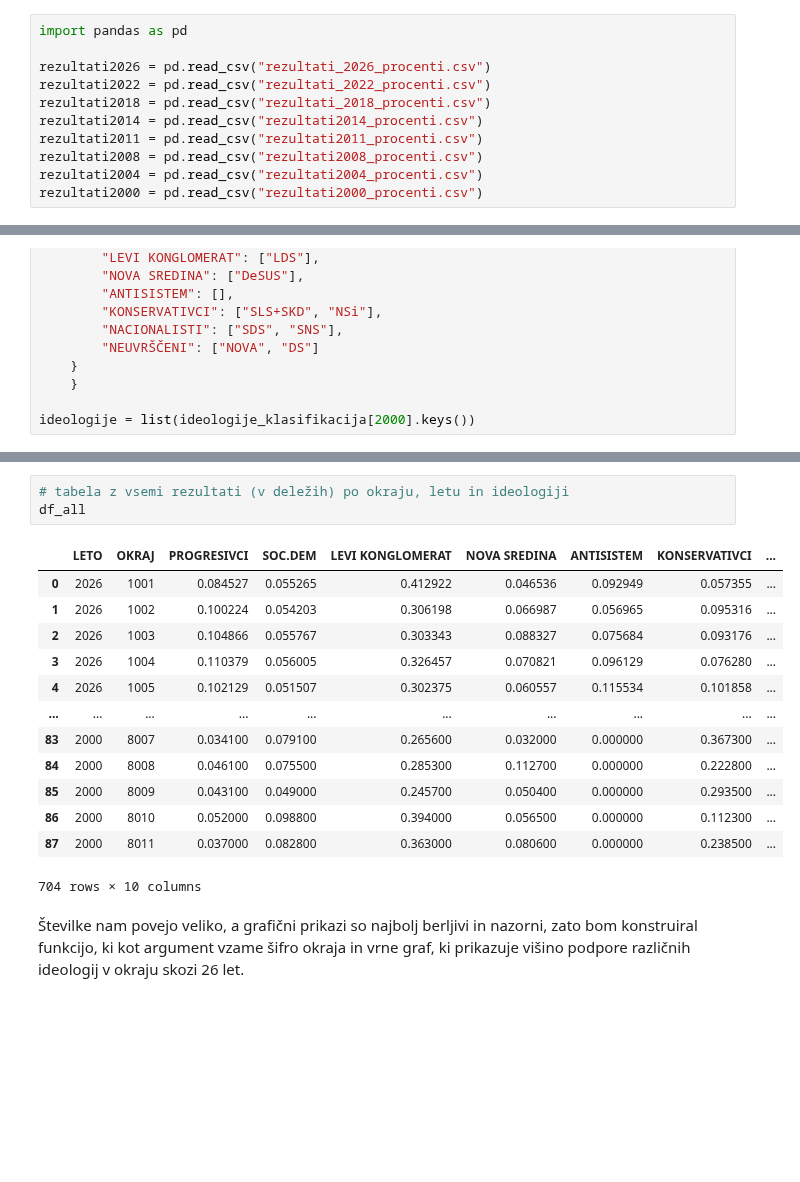
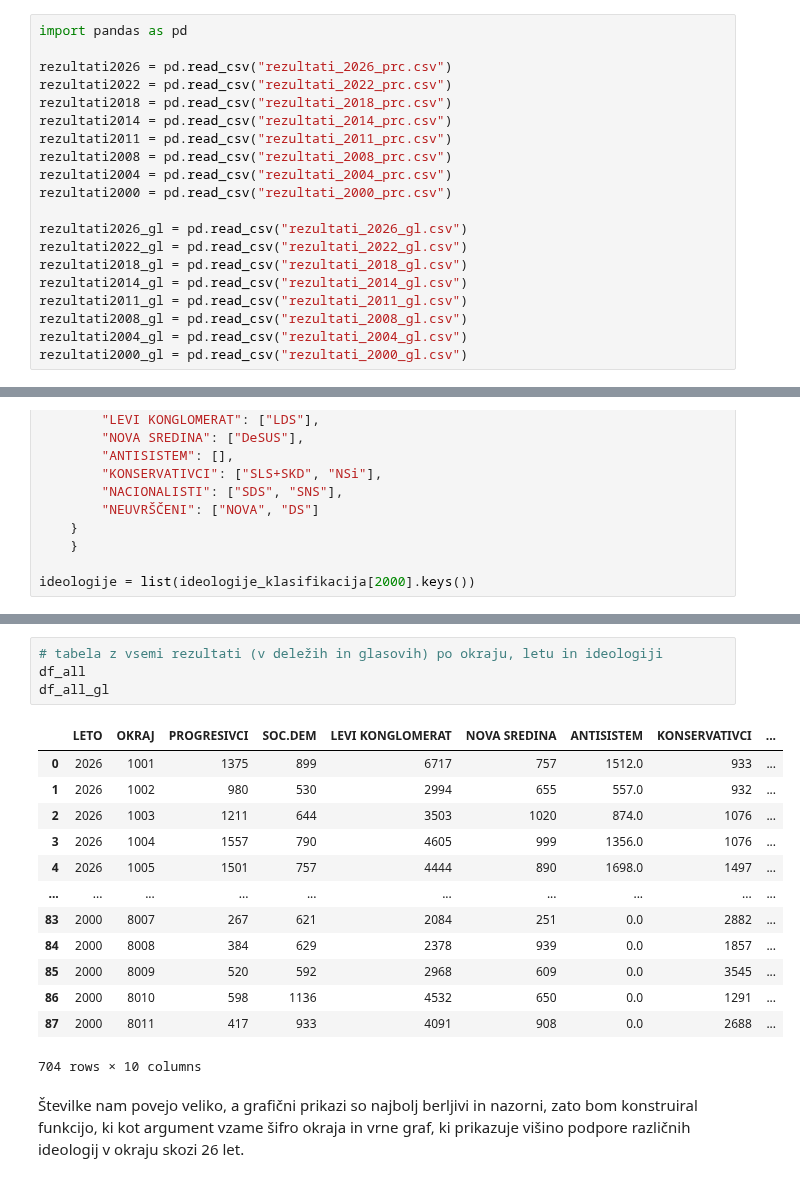
Before and after one commit to andrazmatos/Projekt-VOLITVE, a Jupyter notebook: analiza_volilnih_okrajev.ipynb, the cells around one changed output, grey strips where cells are left out. Drawn from its saved outputs; the diff is of its cells as text; blank space fills up the shorter version.

Commit message:
dodal štetje po glasovih in evropske volitve

```diff
--- a/analiza_volilnih_okrajev.ipynb
+++ b/analiza_volilnih_okrajev.ipynb
@@ -11,14 +11,23 @@ V ameriški politiki so zelo uveljavljeni termini "blue state", "red state", "sw
 # %%
 import pandas as pd
 
-rezultati2026 = pd.read_csv("rezultati_2026_procenti.csv")
-rezultati2022 = pd.read_csv("rezultati_2022_procenti.csv")
-rezultati2018 = pd.read_csv("rezultati_2018_procenti.csv")
-rezultati2014 = pd.read_csv("rezultati2014_procenti.csv")
-rezultati2011 = pd.read_csv("rezultati2011_procenti.csv")
-rezultati2008 = pd.read_csv("rezultati2008_procenti.csv")
-rezultati2004 = pd.read_csv("rezultati2004_procenti.csv")
-rezultati2000 = pd.read_csv("rezultati2000_procenti.csv")
+rezultati2026 = pd.read_csv("rezultati_2026_prc.csv")
+rezultati2022 = pd.read_csv("rezultati_2022_prc.csv")
+rezultati2018 = pd.read_csv("rezultati_2018_prc.csv")
+rezultati2014 = pd.read_csv("rezultati_2014_prc.csv")
+rezultati2011 = pd.read_csv("rezultati_2011_prc.csv")
+rezultati2008 = pd.read_csv("rezultati_2008_prc.csv")
+rezultati2004 = pd.read_csv("rezultati_2004_prc.csv")
+rezultati2000 = pd.read_csv("rezultati_2000_prc.csv")
+
+rezultati2026_gl = pd.read_csv("rezultati_2026_gl.csv")
+rezultati2022_gl = pd.read_csv("rezultati_2022_gl.csv")
+rezultati2018_gl = pd.read_csv("rezultati_2018_gl.csv")
+rezultati2014_gl = pd.read_csv("rezultati_2014_gl.csv")
+rezultati2011_gl = pd.read_csv("rezultati_2011_gl.csv")
+rezultati2008_gl = pd.read_csv("rezultati_2008_gl.csv")
+rezultati2004_gl = pd.read_csv("rezultati_2004_gl.csv")
+rezultati2000_gl = pd.read_csv("rezultati_2000_gl.csv")
 # %% [markdown]
 Politične stranke so se v 26 letih, ki jih analiziramo, menjavale, spreminjale imena, vzniknile so nove stranke, kakšne pa so se upokojile. Nemogoče bi bilo utemeljiti, kateri okraj pripada določeni stranki, zato sem se omejil bolj na ideološko pripadnost strank, t.j.  ***progresivizem***, ***socialna demokracija***, ***leva sredina*** (ta je najpogosteje menjavala imena, temu oznaka konglomerat), ***sredina*** (ali stranke, ki so se predstavljali kot novi sredinski igralci), ***antisistemskost***, ***klasični konservatizem***, ***nacionalizem*** ter ***neuvrščeni*** (praktično neprepoznavne stranke).
 
@@ -168,19 +220,20 @@ rezultati_2000_koncni
 # %%
-# tabela z vsemi rezultati (v deležih) po okraju, letu in ideologiji
+# tabela z vsemi rezultati (v deležih in glasovih) po okraju, letu in ideologiji
 df_all
+df_all_gl
 # %% [output]
 |  | LETO | OKRAJ | PROGRESIVCI | SOC.DEM | LEVI KONGLOMERAT | NOVA SREDINA | ANTISISTEM | KONSERVATIVCI | ... |
-| 0 | 2026 | 1001 | 0.084527 | 0.055265 | 0.412922 | 0.046536 | 0.092949 | 0.057355 | ... |
-| 1 | 2026 | 1002 | 0.100224 | 0.054203 | 0.306198 | 0.066987 | 0.056965 | 0.095316 | ... |
-| 2 | 2026 | 1003 | 0.104866 | 0.055767 | 0.303343 | 0.088327 | 0.075684 | 0.093176 | ... |
-| 3 | 2026 | 1004 | 0.110379 | 0.056005 | 0.326457 | 0.070821 | 0.096129 | 0.076280 | ... |
-| 4 | 2026 | 1005 | 0.102129 | 0.051507 | 0.302375 | 0.060557 | 0.115534 | 0.101858 | ... |
+| 0 | 2026 | 1001 | 1375 | 899 | 6717 | 757 | 1512.0 | 933 | ... |
+| 1 | 2026 | 1002 | 980 | 530 | 2994 | 655 | 557.0 | 932 | ... |
+| 2 | 2026 | 1003 | 1211 | 644 | 3503 | 1020 | 874.0 | 1076 | ... |
+| 3 | 2026 | 1004 | 1557 | 790 | 4605 | 999 | 1356.0 | 1076 | ... |
+| 4 | 2026 | 1005 | 1501 | 757 | 4444 | 890 | 1698.0 | 1497 | ... |
 | ... | ... | ... | ... | ... | ... | ... | ... | ... | ... |
-| 83 | 2000 | 8007 | 0.034100 | 0.079100 | 0.265600 | 0.032000 | 0.000000 | 0.367300 | ... |
-| 84 | 2000 | 8008 | 0.046100 | 0.075500 | 0.285300 | 0.112700 | 0.000000 | 0.222800 | ... |
-| 85 | 2000 | 8009 | 0.043100 | 0.049000 | 0.245700 | 0.050400 | 0.000000 | 0.293500 | ... |
-| 86 | 2000 | 8010 | 0.052000 | 0.098800 | 0.394000 | 0.056500 | 0.000000 | 0.112300 | ... |
-| 87 | 2000 | 8011 | 0.037000 | 0.082800 | 0.363000 | 0.080600 | 0.000000 | 0.238500 | ... |
+| 83 | 2000 | 8007 | 267 | 621 | 2084 | 251 | 0.0 | 2882 | ... |
+| 84 | 2000 | 8008 | 384 | 629 | 2378 | 939 | 0.0 | 1857 | ... |
+| 85 | 2000 | 8009 | 520 | 592 | 2968 | 609 | 0.0 | 3545 | ... |
+| 86 | 2000 | 8010 | 598 | 1136 | 4532 | 650 | 0.0 | 1291 | ... |
+| 87 | 2000 | 8011 | 417 | 933 | 4091 | 908 | 0.0 | 2688 | ... |
 704 rows × 10 columns
 # %% [markdown]
 Številke nam povejo veliko, a grafični prikazi so najbolj berljivi in nazorni, zato bom konstruiral funkcijo, ki kot argument vzame šifro okraja in vrne graf, ki prikazuje višino podpore različnih ideologij v okraju skozi 26 let.
```
Also changed, not shown: parts of 23 cells of this notebook, 52 other files.
